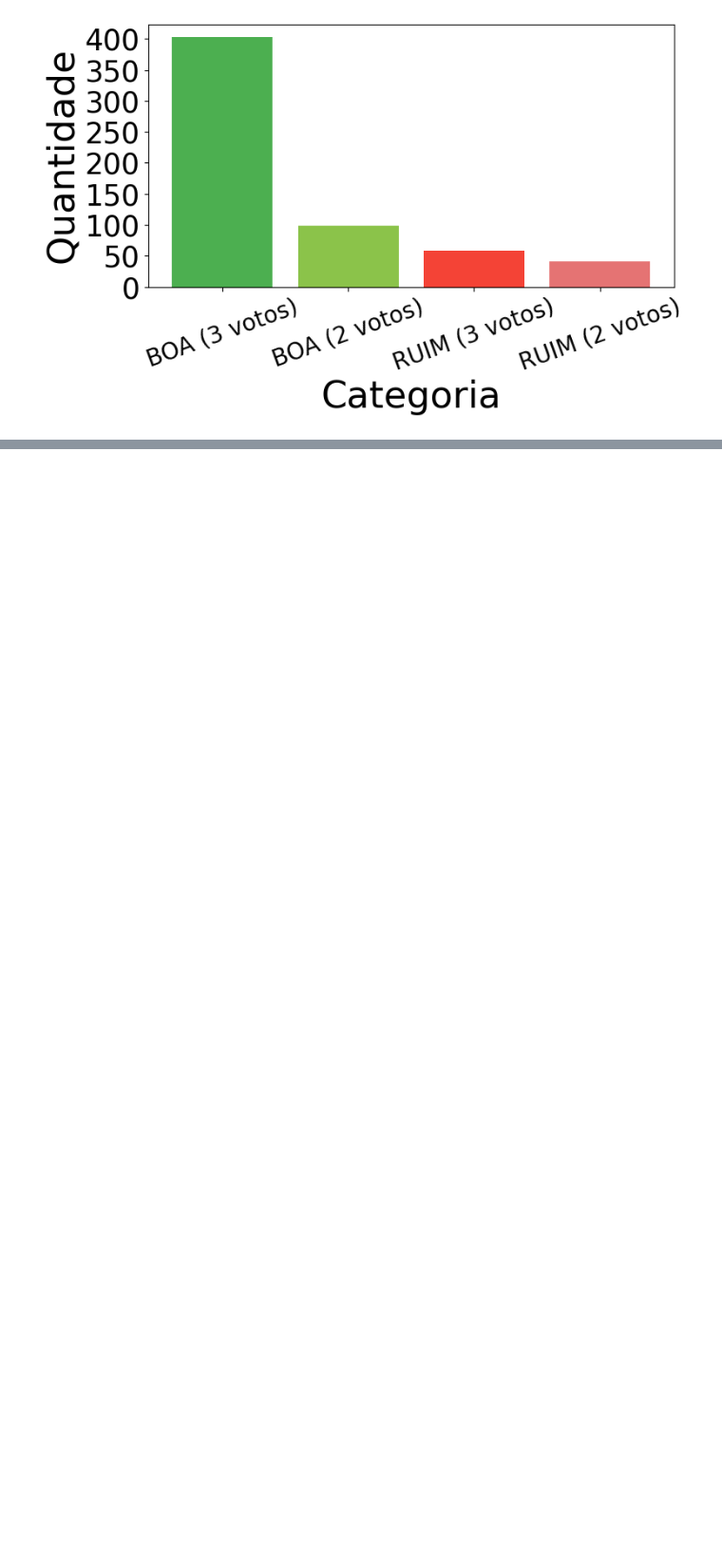
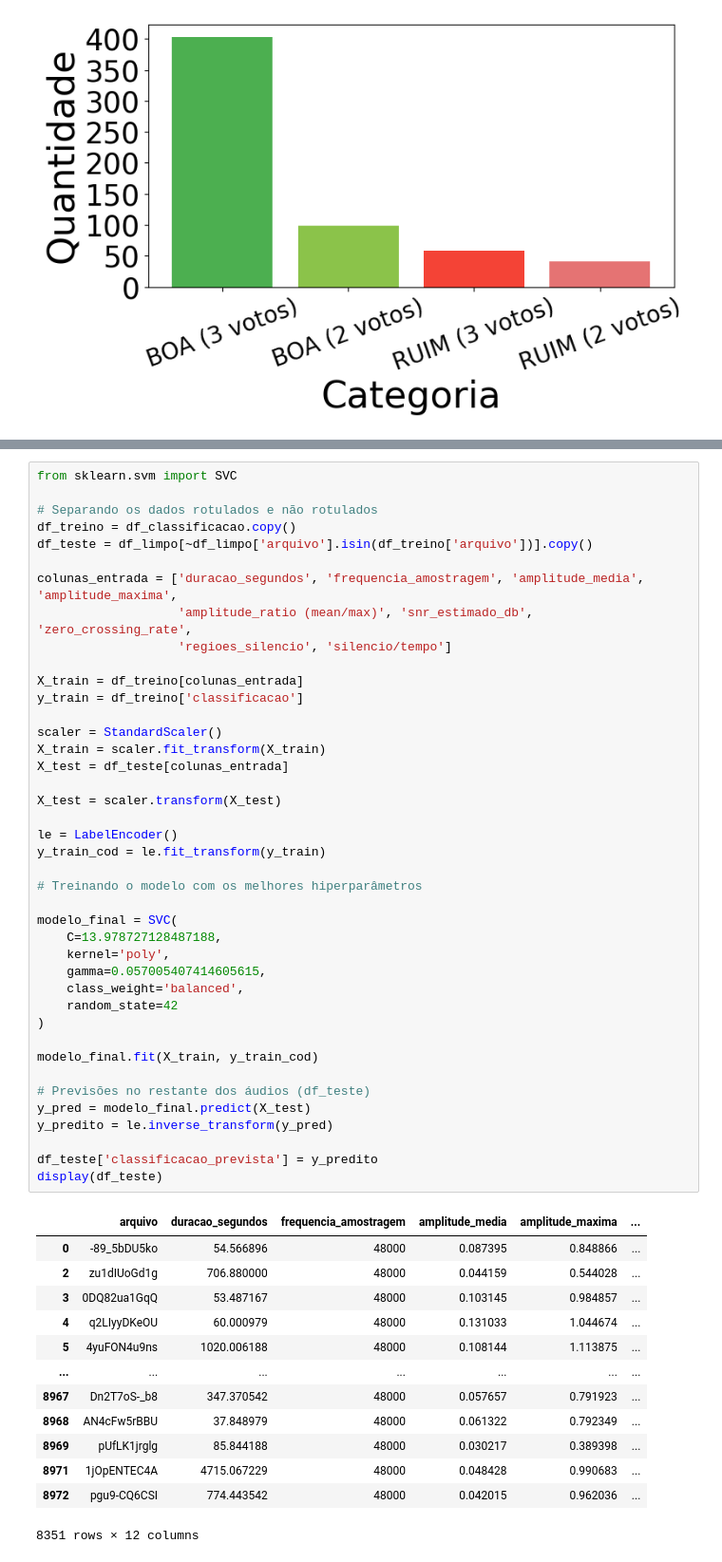
Before and after one commit to estermariaa/lei_felca, a Jupyter notebook: notebooks/22_audio_clustering.ipynb, the cells around one changed output, grey strips where cells are left out. Shown at 95% size. Drawn from its saved outputs; the diff is of its cells as text; blank space fills up the shorter version.

Commit message:
add: escolha do modelo e classificação dos demais vídeos

```diff
--- a/notebooks/22_audio_clustering.ipynb
+++ b/notebooks/22_audio_clustering.ipynb
@@ -1529,0 +1732,55 @@ Melhor macro F1: 0.7120818910026159
+# %%
+from sklearn.svm import SVC
+
+# Separando os dados rotulados e não rotulados
+df_treino = df_classificacao.copy()
+df_teste = df_limpo[~df_limpo['arquivo'].isin(df_treino['arquivo'])].copy()
+
+colunas_entrada = ['duracao_segundos', 'frequencia_amostragem', 'amplitude_media', 'amplitude_maxima',
+                   'amplitude_ratio (mean/max)', 'snr_estimado_db', 'zero_crossing_rate',
+                   'regioes_silencio', 'silencio/tempo']
+
+X_train = df_treino[colunas_entrada]
+y_train = df_treino['classificacao']
+
+scaler = StandardScaler()
+X_train = scaler.fit_transform(X_train)
+X_test = df_teste[colunas_entrada]
+
+X_test = scaler.transform(X_test)
+
+le = LabelEncoder()
+y_train_cod = le.fit_transform(y_train)
+
+# Treinando o modelo com os melhores hiperparâmetros
+
+modelo_final = SVC(
+    C=13.978727128487188,
+    kernel='poly',
+    gamma=0.057005407414605615,
+    class_weight='balanced',
+    random_state=42
+)
+
+modelo_final.fit(X_train, y_train_cod)
+
+# Previsões no restante dos áudios (df_teste)
+y_pred = modelo_final.predict(X_test)
+y_predito = le.inverse_transform(y_pred)
+
+df_teste['classificacao_prevista'] = y_predito
+display(df_teste)
+# %% [output]
+|  | arquivo | duracao_segundos | frequencia_amostragem | amplitude_media | amplitude_maxima | ... |
+| 0 | -89_5bDU5ko | 54.566896 | 48000 | 0.087395 | 0.848866 | ... |
+| 2 | zu1dIUoGd1g | 706.880000 | 48000 | 0.044159 | 0.544028 | ... |
+| 3 | 0DQ82ua1GqQ | 53.487167 | 48000 | 0.103145 | 0.984857 | ... |
+| 4 | q2LIyyDKeOU | 60.000979 | 48000 | 0.131033 | 1.044674 | ... |
+| 5 | 4yuFON4u9ns | 1020.006188 | 48000 | 0.108144 | 1.113875 | ... |
+| ... | ... | ... | ... | ... | ... | ... |
+| 8967 | Dn2T7oS-_b8 | 347.370542 | 48000 | 0.057657 | 0.791923 | ... |
+| 8968 | AN4cFw5rBBU | 37.848979 | 48000 | 0.061322 | 0.792349 | ... |
+| 8969 | pUfLK1jrglg | 85.844188 | 48000 | 0.030217 | 0.389398 | ... |
+| 8971 | 1jOpENTEC4A | 4715.067229 | 48000 | 0.048428 | 0.990683 | ... |
+| 8972 | pgu9-CQ6CSI | 774.443542 | 48000 | 0.042015 | 0.962036 | ... |
+8351 rows × 12 columns
```
Also changed, not shown: parts of 15 cells of this notebook, 2 other files.
